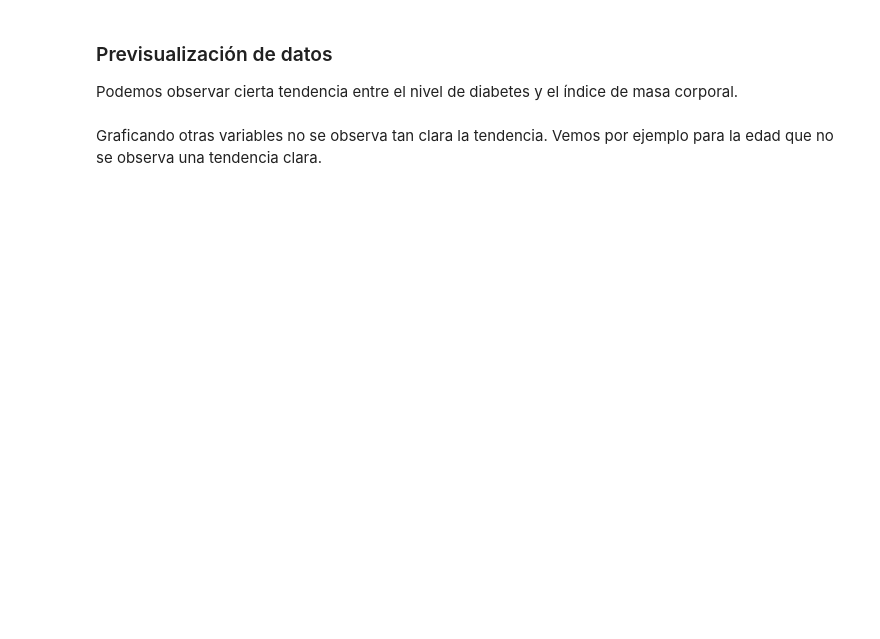
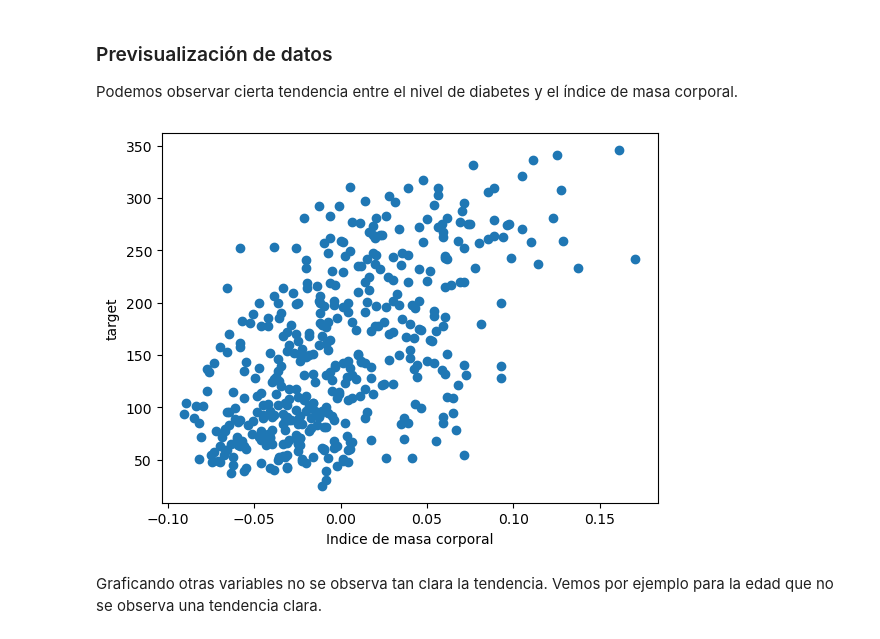
Before and after one commit to ferminfernandez7/BigData-practicas, a Jupyter notebook: Practica 3/Practica 3.3 - Final.ipynb, the cells around one changed output. Saved outputs shown, nothing was run; the diff lists cells and outputs as text; code cells hidden in the pictures; blank space fills up the shorter version.

```diff
--- a/Practica 3/Practica 3.3 - Final.ipynb
+++ b/Practica 3/Practica 3.3 - Final.ipynb
@@ -42,17 +50,17 @@ Información sobre atributos:
 from sklearn.datasets import load_diabetes
 # %%
 # Cargar los datos del conjunto del dataset diabetes
-diabetes = # <RELLENAR>
+diabetes = load_diabetes()
 
 # Nos quedamos en X con data y en y target
-X = # <RELLENAR>
-y = # <RELLENAR>
+X = diabetes.data
+y = diabetes.target
 
 # Convertir las matrices NumPy en un dataframe de pandas
 df_pandas = pd.DataFrame(np.hstack([X, y.reshape(-1, 1)]), columns=list(diabetes.feature_names) + ['target'])
 
 # Convertir el dataframe de pandas en un dataframe de Spark
-df = # <RELLENAR>
+df = spark.createDataFrame(df_pandas)
 
 # Número mínimo y máximo en target.
 min_target, max_target = np.min(diabetes.target), np.max(diabetes.target)
@@ -72,13 +107,15 @@ Una vez cargados los daros imprimimos el esquema del dataframe y visualizamos lo
 Podemos observar cierta tendencia entre el nivel de diabetes y el índice de masa corporal.
 # %%
 # Cargamos todos los datos del dataframe.
-tuples = list(map(lambda row: (row["bmi"], row["target"]), # <RELLENAR>))
+tuples = list(map(lambda row: (row["bmi"], row["target"]), df.select("bmi", "target").collect()))
 
 # Con el siguiente plot pintamos los datos de target en relación a la variable pes
 plt.scatter(list(zip(*tuples))[0], list(zip(*tuples))[1])
 plt.ylabel('target')
 plt.xlabel('Indice de masa corporal')
 plt.show()
+# %% [output]
+[figure, added]
 # %% [markdown]
 Graficando otras variables no se observa tan clara la tendencia. Vemos por ejemplo para la edad que no se observa una tendencia clara.
 # %%
```
Also changed, not shown: parts of 42 cells of this notebook.
